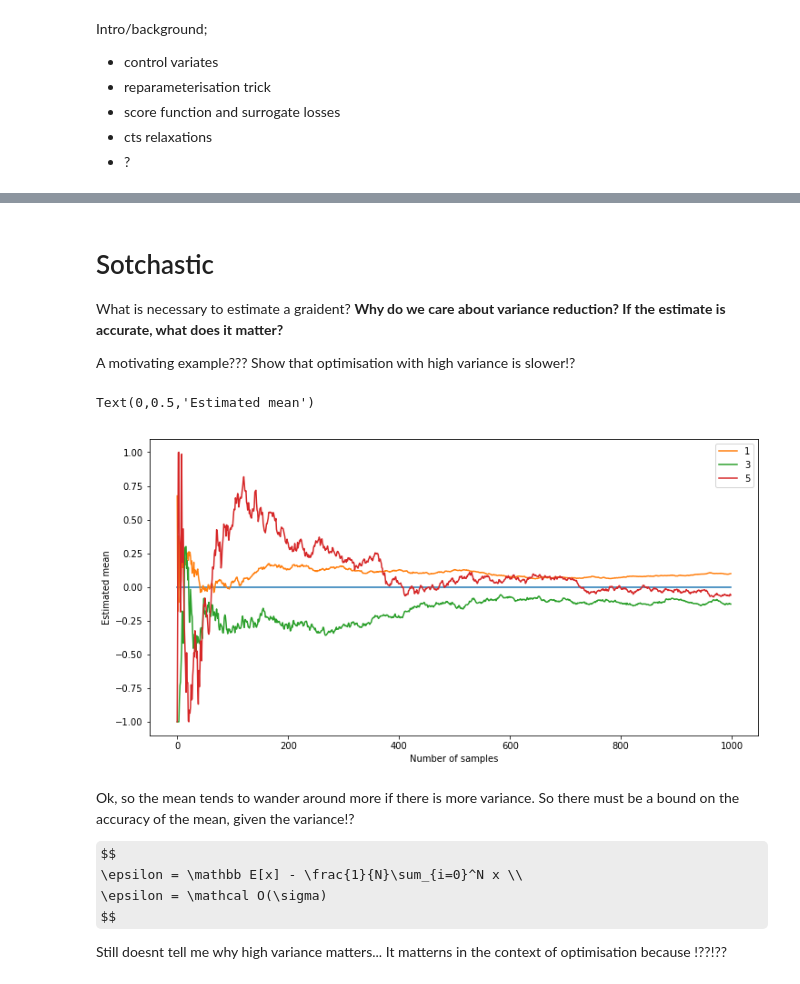
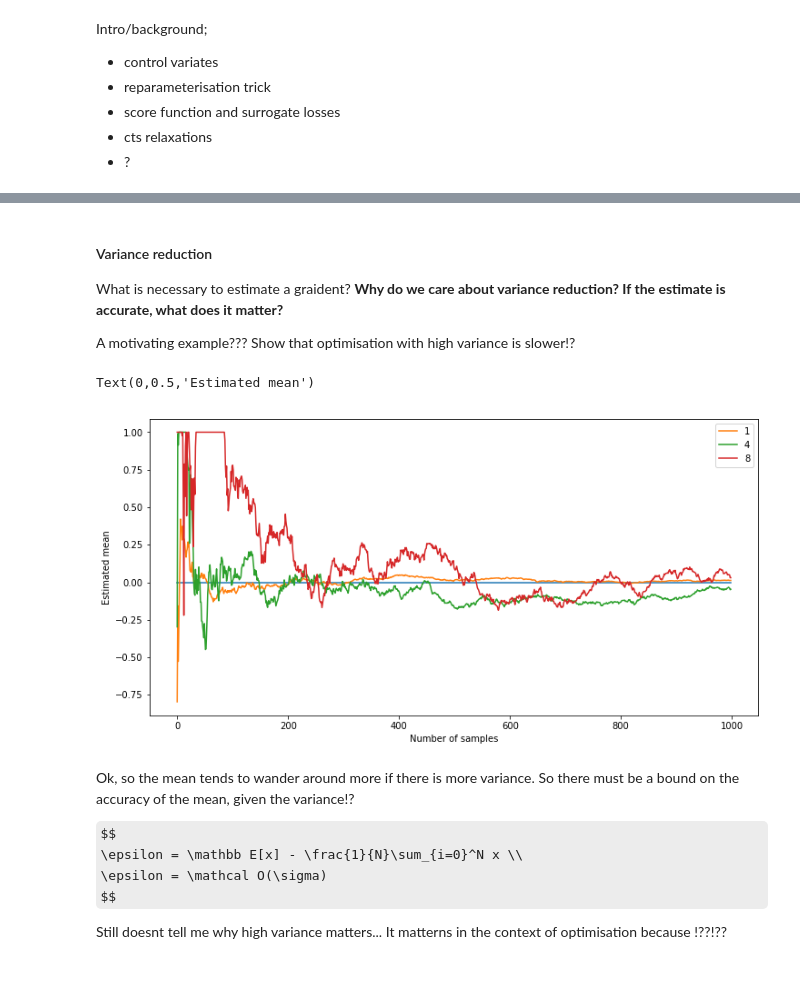
Before and after one commit to act65/datasci, a Jupyter notebook: gradient-estimation/estimation.ipynb, the cells around one changed output, grey strips where cells are left out. Drawn from its saved outputs; the diff is of its cells as text; code cells hidden in the pictures; some formulas as TeX source.

```diff
--- a/gradient-estimation/estimation.ipynb
+++ b/gradient-estimation/estimation.ipynb
@@ -27,0 +44,24 @@ import matplotlib.pyplot as plt
+# %%
+N = 1000
+gaussian = lambda mean, stddev, N: rnd.standard_normal(N)*stddev + mean
+
+p = np.linspace(-5, 5, N)
+def fn(p):
+    x = gaussian(0, 1, len(p))
+    return x**2 + 2*p + x*p  # multiplicaive noise really fs things up...
+y = fn(p)
+
+# dydp = np.mean(2*x+p)   # take derivative and then marginalise
+# must marginalise out the noise
+# marginalisation works here because x is unbiased around 0
+# print(dydp)
+
+#####
+# alternatively
+E_y = np.mean(y)  # marginalise then take derivative
+dydp = p
+print(E_y)
+
+plt.scatter(p, y, alpha=0.25, s=1.5)
+plt.plot(p, 2*p, c='g')
+_ = plt.title('y vs p')
@@ -28,34 +89,30 @@ import matplotlib.pyplot as plt
 # %% [markdown]
-# Sotchastic
-
+#### Variance reduction
 What is necessary to estimate a graident?
 __Why do we care about variance reduction? If the estimate is accurate, what does it matter?__
 
 
 A motivating example??? Show that optimisation with high variance is slower!?
 # %%
-N = 1000
-gaussian = lambda mean, stddev: rnd.standard_normal(N)*stddev + mean
-
 def estimate(x):
     # cumlative mean
-    return [np.mean(x[:i]) for i in range(1,N)]
+    return [np.mean(x[:i]) for i in range(1,N)]  # could be done recursively.
 
-m_1 = estimate(gaussian(0, 1))
-m_3 = estimate(gaussian(0, 3))
-m_5 = estimate(gaussian(0, 5))
+m_1 = estimate(gaussian(0, 1, N))
+m_3 = estimate(gaussian(0, 4, N))
+m_5 = estimate(gaussian(0, 8, N))
 # %%
 plt.figure(figsize=(12,6))
 plt.plot(np.zeros(len(m_1)))
 plt.plot(np.clip(m_1, -1, 1), label='1')
-plt.plot(np.clip(m_3, -1, 1), label='3')
-plt.plot(np.clip(m_5, -1, 1), label='5')
+plt.plot(np.clip(m_3, -1, 1), label='4')
+plt.plot(np.clip(m_5, -1, 1), label='8')
 plt.legend()
 plt.xlabel('Number of samples')
 plt.ylabel('Estimated mean')
 # %% [output]
 Text(0,0.5,'Estimated mean')
-[figure, old version]
+[figure, new version]
 # %% [markdown]
 Ok, so the mean tends to wander around more if there is more variance. So there must be a bound on the accuracy of the mean, given the variance!?
 
```
Also changed, not shown: parts of 26 cells of this notebook, 7 other files.
